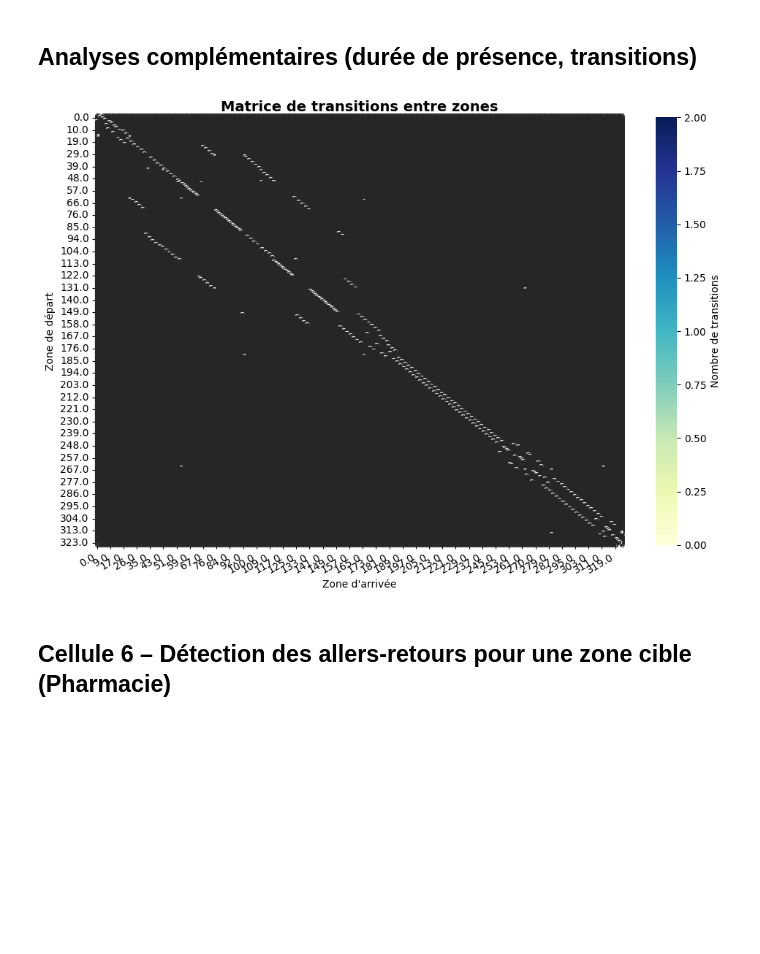
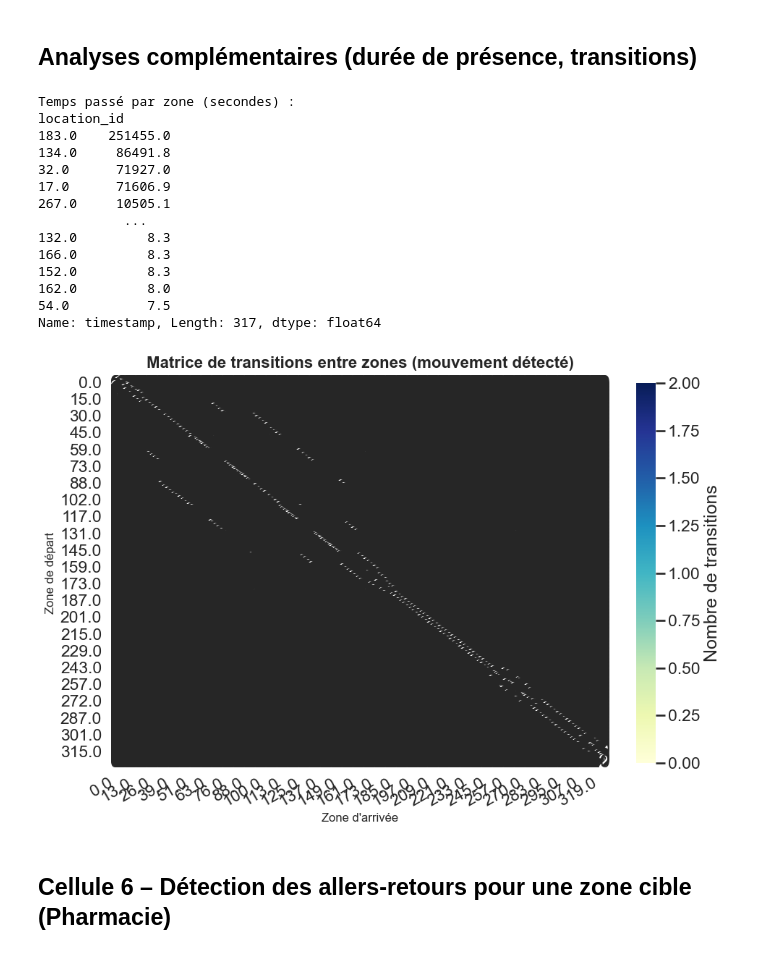
Before and after one commit to Ramadiaw12/IoT_project, a Jupyter notebook: notebooks/analysis.ipynb, the cells around one changed output. Cells and saved outputs as stored; diff of their text form; code cells hidden in the pictures; blank space fills up the shorter version.

```diff
--- a/notebooks/analysis.ipynb
+++ b/notebooks/analysis.ipynb
@@ -233,34 +233,84 @@ Length: 6, dtype: str
 # %%
 import matplotlib.pyplot as plt
 import seaborn as sns
+import pandas as pd
 
-# 🔥 Style clair (supprime fond noir)
-sns.set_theme(style="white")
-plt.style.use("default")
+sns.set_theme(style="whitegrid", context="talk")
 
+# =========================
+# 1. Temps de présence (optimisé)
+# =========================
+# Calcul direct des durées entre index puis groupby sans stocker la colonne
+time_diffs = df_resampled.index.to_series().diff().dt.total_seconds()
+presence_zone = time_diffs.groupby(df_resampled['location_id']).sum().sort_values(ascending=False)
+
+print("Temps passé par zone (secondes) :")
+print(presence_zone)
+
+# =========================
+# 2. Transitions (optimisé)
+# =========================
+# Masque des changements de zone avec mouvement
+changement = df_resampled['location_id'] != df_resampled['location_id'].shift(1)
+moving = df_resampled['is_moving'] == True
+mask = changement & moving
+
+# Extraction directe des paires (from, to) sans colonne prev_location
+from_zone = df_resampled['location_id'].shift(1)[mask]
+to_zone = df_resampled['location_id'][mask]
+
+# Construction rapide de la matrice avec groupby + unstack
+mat_trans = (
+    pd.DataFrame({'from': from_zone, 'to': to_zone})
+    .groupby(['from', 'to'])
+    .size()
+    .unstack(fill_value=0)
+)
+
+# =========================
+# 3. Visualisation (inchangée)
+# =========================
 plt.figure(figsize=(10, 7))
-
 ax = sns.heatmap(
     mat_trans,
     annot=True,
     fmt='d',
     cmap='YlGnBu',
     linewidths=0.5,
     linecolor='white',
     cbar_kws={'label': 'Nombre de transitions'}
 )
 
-plt.title("Matrice de transitions entre zones", fontsize=14, fontweight='bold')
-plt.xlabel("Zone d'arrivée")
-plt.ylabel("Zone de départ")
+plt.title(
+    "Matrice de transitions entre zones (mouvement détecté)",
+    fontsize=16,
+    fontweight='bold',
+    pad=15
+)
+plt.xlabel("Zone d'arrivée", fontsize=12)
+plt.ylabel("Zone de départ", fontsize=12)
 
 plt.xticks(rotation=30, ha='right')
 plt.yticks(rotation=0)
 
 plt.tight_layout()
 plt.show()
 # %% [output]
+Temps passé par zone (secondes) :
+location_id
+183.0    251455.0
+134.0     86491.8
+32.0      71927.0
+17.0      71606.9
+267.0     10505.1
+           ...
+132.0         8.3
+166.0         8.3
+152.0         8.3
+162.0         8.0
+54.0          7.5
+Name: timestamp, Length: 317, dtype: float64
-[figure, old version]
+[figure, new version]
 # %% [markdown]
 ## Cellule 6 – Détection des allers-retours pour une zone cible (Pharmacie)
 # %%
```
Also changed, not shown: parts of 6 cells of this notebook.
